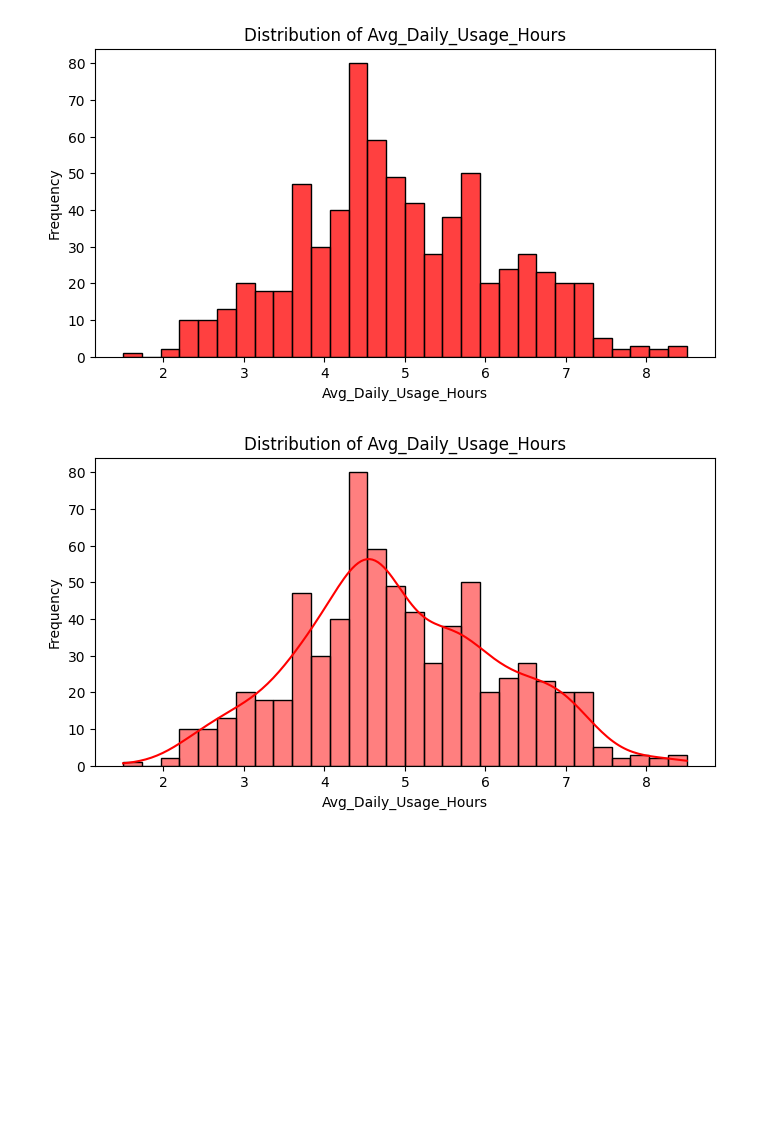
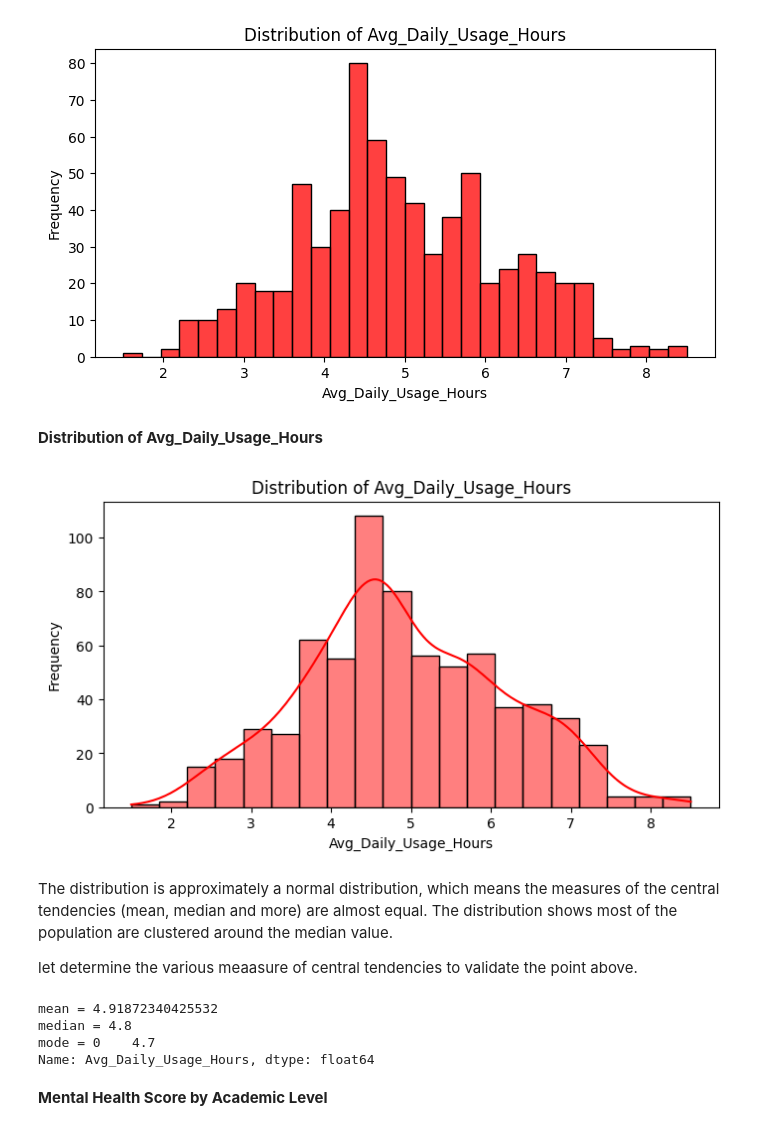
Before and after one commit to SyusufWaliyyi/FlexiSAF_Intership, a Jupyter notebook: week_5/week_5.ipynb, the cells around one changed output. Cells and saved outputs as stored; diff of their text form; code cells hidden in the pictures; blank space fills up the shorter version.

```diff
--- a/week_5/week_5.ipynb
+++ b/week_5/week_5.ipynb
@@ -137,0 +92,3 @@ Since there is few high school student compared to the higher, their rows can be
+# %%
+df_sorted = df.sort_values(['Avg_Daily_Usage_Hours'])
+df_sorted = df_sorted.reset_index()
@@ -159,15 +153,32 @@ plt.ylabel('Frequency')
 plt.show()
 # %% [output]
 [figure]
+# %% [markdown]
+__Distribution of Avg_Daily_Usage_Hours__
 # %%
 # To depict the nature of the distribution of Avg_Daily_Usage_Hours, set kde=True
 plt.figure(figsize=(8, 4))
-sns.histplot(df['Avg_Daily_Usage_Hours'], bins=30, color='red', kde=True)
+sns.histplot(df_sorted['Avg_Daily_Usage_Hours'], bins=20, color='red', kde=True)
 plt.title('Distribution of Avg_Daily_Usage_Hours')
 plt.xlabel('Avg_Daily_Usage_Hours')
 plt.ylabel('Frequency')
 plt.show()
 # %% [output]
-[figure, old version]
+[figure, new version]
+# %% [markdown]
+The distribution is approximately a normal distribution, which means the measures of the central tendencies (mean, median and more) are almost equal. The distribution shows most of the population are clustered around the median value.
+
+let determine the various meaasure of central tendencies to validate the point above.
+# %%
+print(f"mean = {df_sorted['Avg_Daily_Usage_Hours'].mean()}")
+print(f"median = {df_sorted['Avg_Daily_Usage_Hours'].median()}")
+print(f"mode = {df_sorted['Avg_Daily_Usage_Hours'].mode()}")
+# %% [output]
+mean = 4.91872340425532
+median = 4.8
+mode = 0    4.7
+Name: Avg_Daily_Usage_Hours, dtype: float64
+# %% [markdown]
+__Mental Health Score by Academic Level__
 # %%
 df.groupby('Academic_Level')['Mental_Health_Score'].sum().plot(kind='bar', color='r')
```
Also changed, not shown: parts of 39 cells of this notebook.
